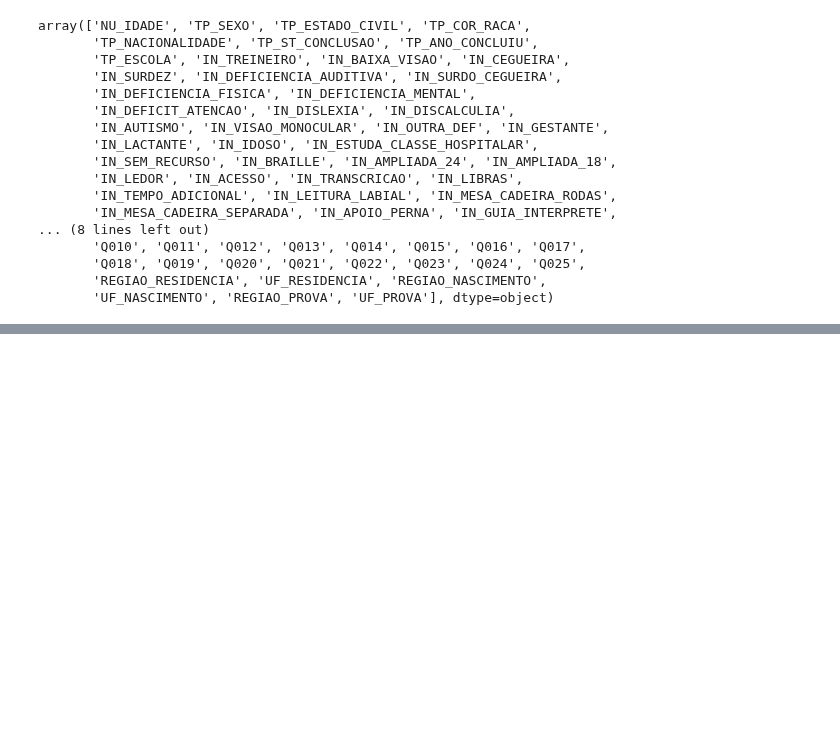
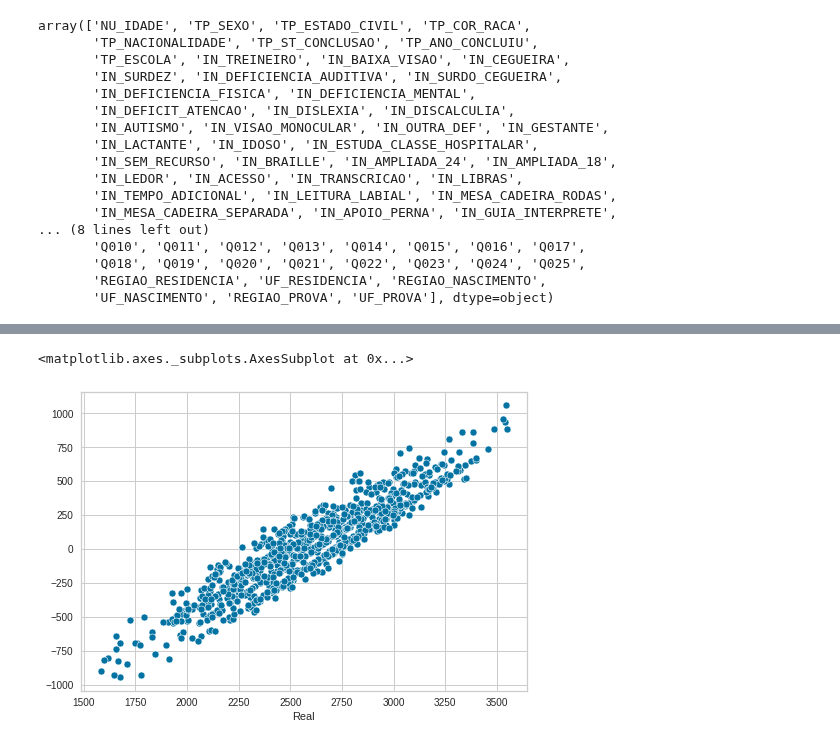
Before and after one commit to inf032/introducaoML, a Jupyter notebook: ENEM.ipynb, the cells around one changed output, grey strips where cells are left out. Saved outputs shown, nothing was run; the diff lists cells and outputs as text; code cells hidden in the pictures; blank space fills up the shorter version.

```diff
--- a/ENEM.ipynb
+++ b/ENEM.ipynb
@@ -321,0 +389,5 @@ vc.show()
+# %%
+sns.scatterplot(x=resultados.Real, y=resultados.Real - resultados.Previsto)
+# %% [output]
+<matplotlib.axes._subplots.AxesSubplot at 0x...>
+[figure, added]
```
Also changed, not shown: parts of 11 cells of this notebook.
